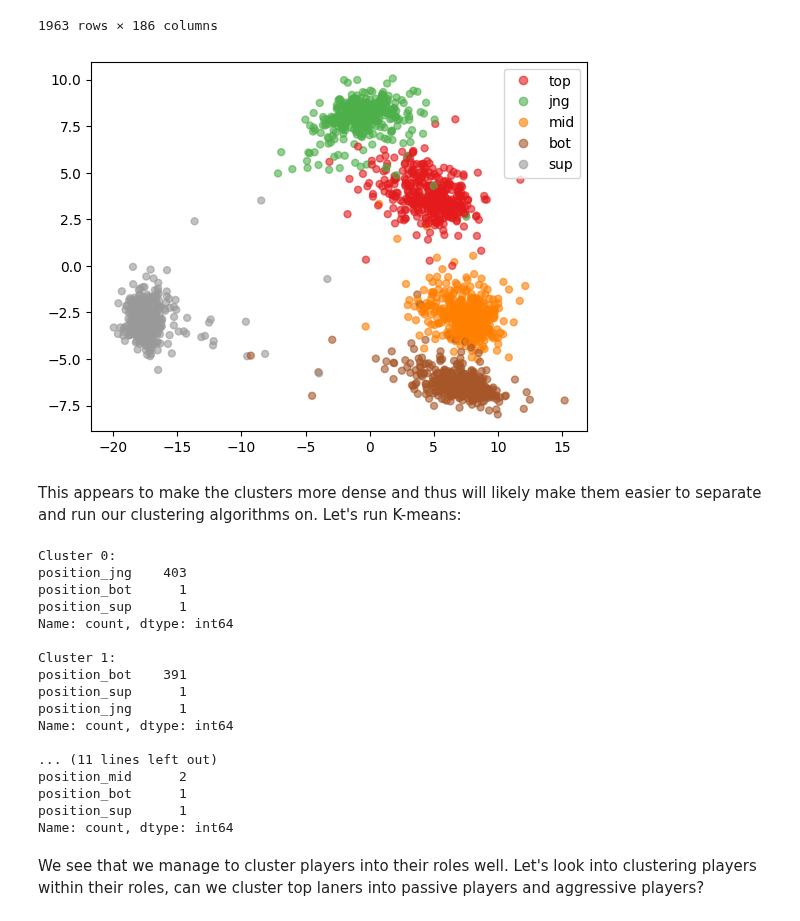
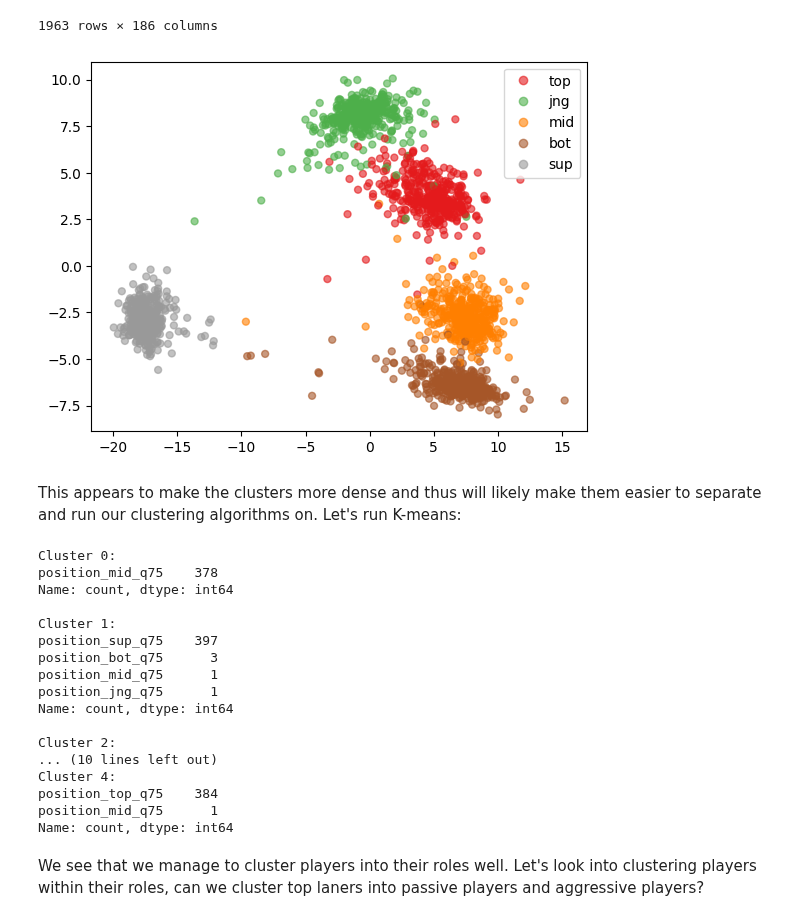
Before and after one commit to dwarfy35/Datamining_project, a Jupyter notebook: Project_main.ipynb, the cells around one changed output. Drawn from its saved outputs; the diff is of its cells as text; code cells hidden in the pictures.

```diff
--- a/Project_main.ipynb
+++ b/Project_main.ipynb
@@ -394,60 +398,60 @@ player_data
 # %%
 X = player_data.drop(columns=["playerid"]).to_numpy()
 X_mean = np.mean(X, axis=0)                     # 1 / (X.shape[0]) * X.T @ np.ones(X.shape[0])
 
 # calculate the zero-centered data matrix and the covariance matrix
 X_centered = X - X_mean                         # X - np.ones((X.shape[0, 1])) @ X_mean[np.newaxis, :]
 X_cov = np.cov(X_centered, rowvar=False)        # 1 / (X_centered.shape[0]) * (X_centered.T @ X_centered)
 
 # calculate the standard score normalized matrix and the correlation matrix
 X_normalized = scipy.stats.zscore(X, axis=0)    # (x - mean) / std
 X_cor = np.cov(X_normalized, rowvar=False)      # 1 / (X_normalized.shape[0]) * (X_normalized.T @ X_normalized)
 
 aligned_columns = player_data.columns[1:]
 position_indexes = np.where(("position_top" == aligned_columns) | ("position_jng" == aligned_columns) | ("position_mid" == aligned_columns) | ("position_bot" == aligned_columns) | ("position_sup" == aligned_columns))
 position_indexes_var = np.where(("position_top_var" == aligned_columns) | ("position_jng_var" == aligned_columns) | ("position_mid_var" == aligned_columns) | ("position_bot_var" == aligned_columns) | ("position_sup_var" == aligned_columns))
 
 X_hat = X_normalized
 X_hat_no_position = np.delete(X_hat, position_indexes, axis=1)
 X_hat_no_position = np.delete(X_hat, position_indexes_var, axis=1)
 X_cor_no_position = np.cov(X_hat_no_position, rowvar=False)
 
 # plot pca with position as color
 pca = sklearn.decomposition.PCA(n_components=2).fit(X_hat_no_position)
 X_pca = pca.transform(X_hat_no_position)
-z = {"position_top": 0, "position_jng": 1, "position_mid": 2, "position_bot": 3, "position_sup": 4}
-scatter = plt.scatter(X_pca[:, 0], X_pca[:, 1], c=player_data[["position_top", "position_jng", "position_mid", "position_bot", "position_sup"]].idxmax(axis=1).map(z), cmap="Set1", s=25, alpha=0.6)
+z = {"position_top_q75": 0, "position_jng_q75": 1, "position_mid_q75": 2, "position_bot_q75": 3, "position_sup_q75": 4} # MADE CHANGE DUE TO AGGREGATE
+scatter = plt.scatter(X_pca[:, 0], X_pca[:, 1], c=player_data[["position_top_q75", "position_jng_q75", "position_mid_q75", "position_bot_q75", "position_sup_q75"]].idxmax(axis=1).map(z), cmap="Set1", s=25, alpha=0.6)# MADE CHANGE DUE TO AGGREGATE
 handles, labels = scatter.legend_elements()
 labels = ["top", "jng", "mid", "bot", "sup"]
 plt.legend(handles, labels)
 plt.show()
 # %% [output]
-[figure, old version]
+[figure, new version]
 # %% [markdown]
 This appears to make the clusters more dense and thus will likely make them easier to separate and run our clustering algorithms on. Let's run K-means:
 # %%
 clustering = sklearn.cluster.KMeans(n_clusters=5).fit(X_hat_no_position)
 for i in range(5):
     print(f"Cluster {i}:")
-    print(player_data.iloc[np.where(clustering.labels_ == i)[0]][["position_top", "position_jng", "position_mid", "position_bot", "position_sup"]].idxmax(axis=1).value_counts())
-    print("")
+    print(player_data.iloc[np.where(clustering.labels_ == i)[0]][["position_top_q75", "position_jng_q75", "position_mid_q75", "position_bot_q75", "position_sup_q75"]].idxmax(axis=1).value_counts())
+    print("")# MADE CHANGE DUE TO AGGREGATE
 # %% [output]
 Cluster 0:
-position_jng    403
-position_bot      1
-position_sup      1
+position_mid_q75    378
 Name: count, dtype: int64
 
 Cluster 1:
-position_bot    391
-position_sup      1
-position_jng      1
+position_sup_q75    397
+position_bot_q75      3
+position_mid_q75      1
+position_jng_q75      1
 Name: count, dtype: int64
 
-... (11 lines left out)
-position_mid      2
-position_bot      1
-position_sup      1
+Cluster 2:
+... (10 lines left out)
+Cluster 4:
+position_top_q75    384
+position_mid_q75      1
 Name: count, dtype: int64
 # %% [markdown]
 We see that we manage to cluster players into their roles well. Let's look into clustering players within their roles, can we cluster top laners into passive players and aggressive players?
```
Also changed, not shown: parts of 46 cells of this notebook.
